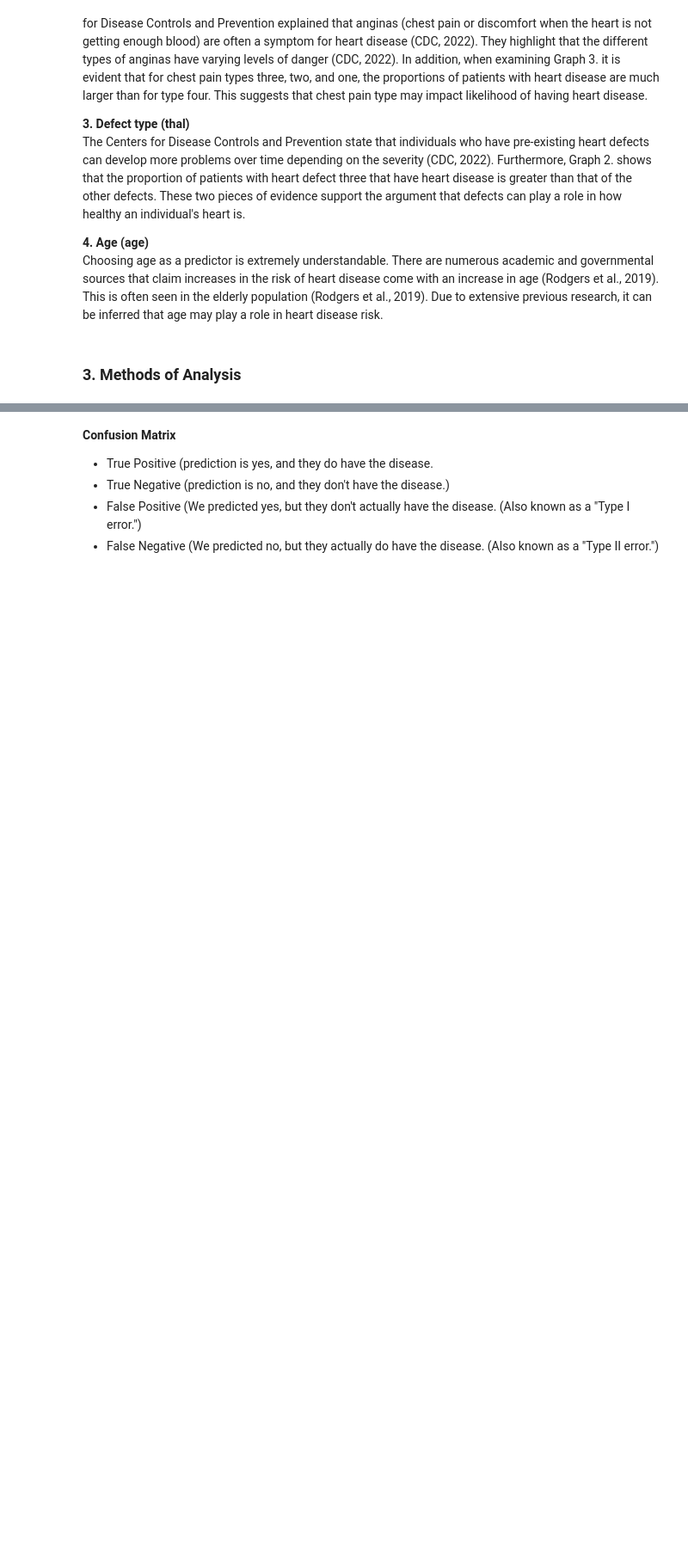
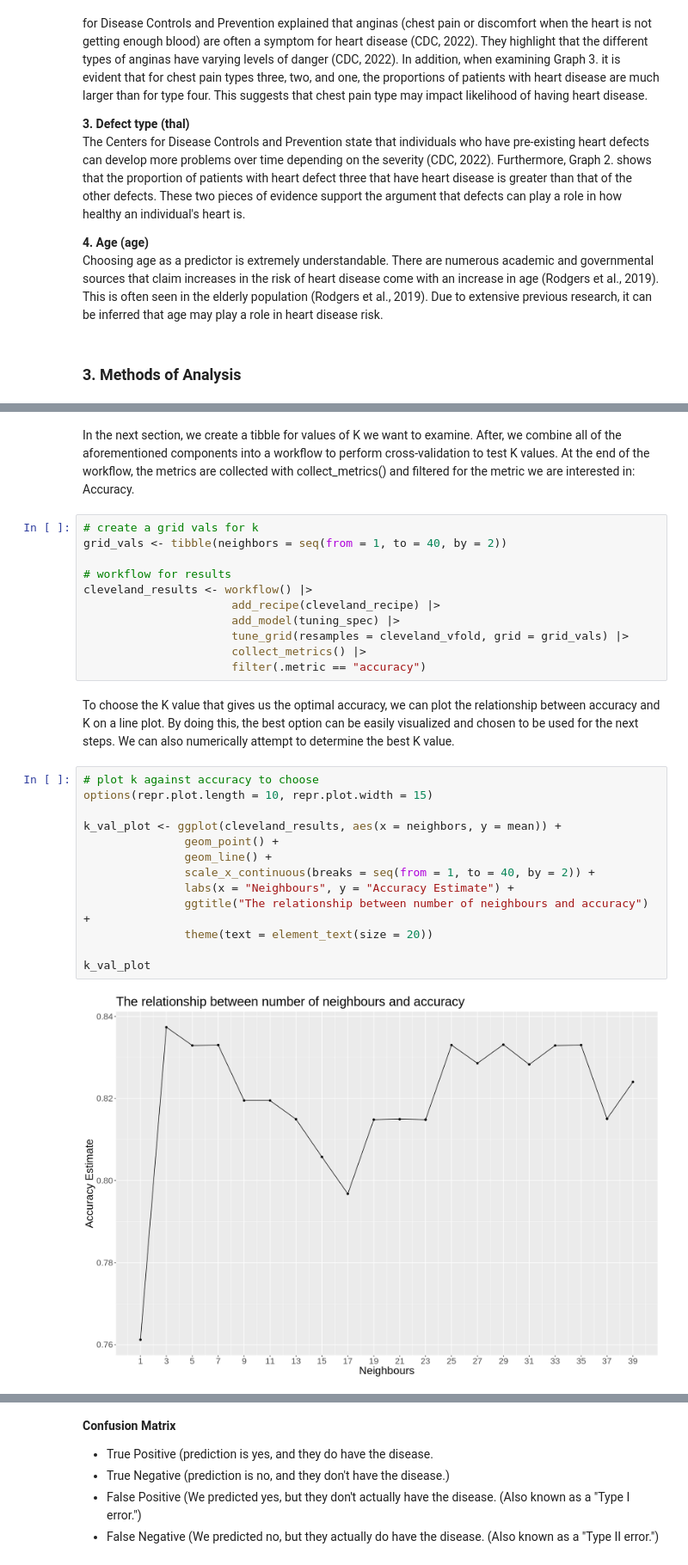
Before and after one commit to owenkwong/Heart-Disease-Prediction-Classification-on-the-Cleveland-Dataset, a Jupyter notebook: group18_project_report.ipynb, the cells around one changed output, grey strips where cells are left out. Shown at 86% size. Saved outputs shown, nothing was run; the diff lists cells and outputs as text; blank space fills up the shorter version.

```diff
--- a/group18_project_report.ipynb
+++ b/group18_project_report.ipynb
@@ -274,0 +296,30 @@ Choosing age as a predictor is extremely understandable. There are numerous acad
+# %% [markdown]
+In the next section, we create a tibble for values of K we want to examine. After, we combine all of the aforementioned components into a workflow to perform cross-validation to test K values. At the end of the workflow, the metrics are collected with collect_metrics() and filtered for the metric we are interested in: Accuracy.
+# %%
+# create a grid vals for k
+grid_vals <- tibble(neighbors = seq(from = 1, to = 40, by = 2))
+
+# workflow for results
+cleveland_results <- workflow() |>
+                      add_recipe(cleveland_recipe) |>
+                      add_model(tuning_spec) |>
+                      tune_grid(resamples = cleveland_vfold, grid = grid_vals) |>
+                      collect_metrics() |>
+                      filter(.metric == "accuracy")
+# %% [markdown]
+To choose the K value that gives us the optimal accuracy, we can plot the relationship between accuracy and K on a line plot. By doing this, the best option can be easily visualized and chosen to be used for the next steps. We can also numerically attempt to determine the best K value.
+# %%
+# plot k against accuracy to choose
+options(repr.plot.length = 10, repr.plot.width = 15)
+
+k_val_plot <- ggplot(cleveland_results, aes(x = neighbors, y = mean)) +
+               geom_point() +
+               geom_line() +
+               scale_x_continuous(breaks = seq(from = 1, to = 40, by = 2)) +
+               labs(x = "Neighbours", y = "Accuracy Estimate") +
+               ggtitle("The relationship between number of neighbours and accuracy") +
+               theme(text = element_text(size = 20))
+
+k_val_plot
+# %% [output]
+[figure, added]
```
Also changed, not shown: parts of 18 cells of this notebook.
